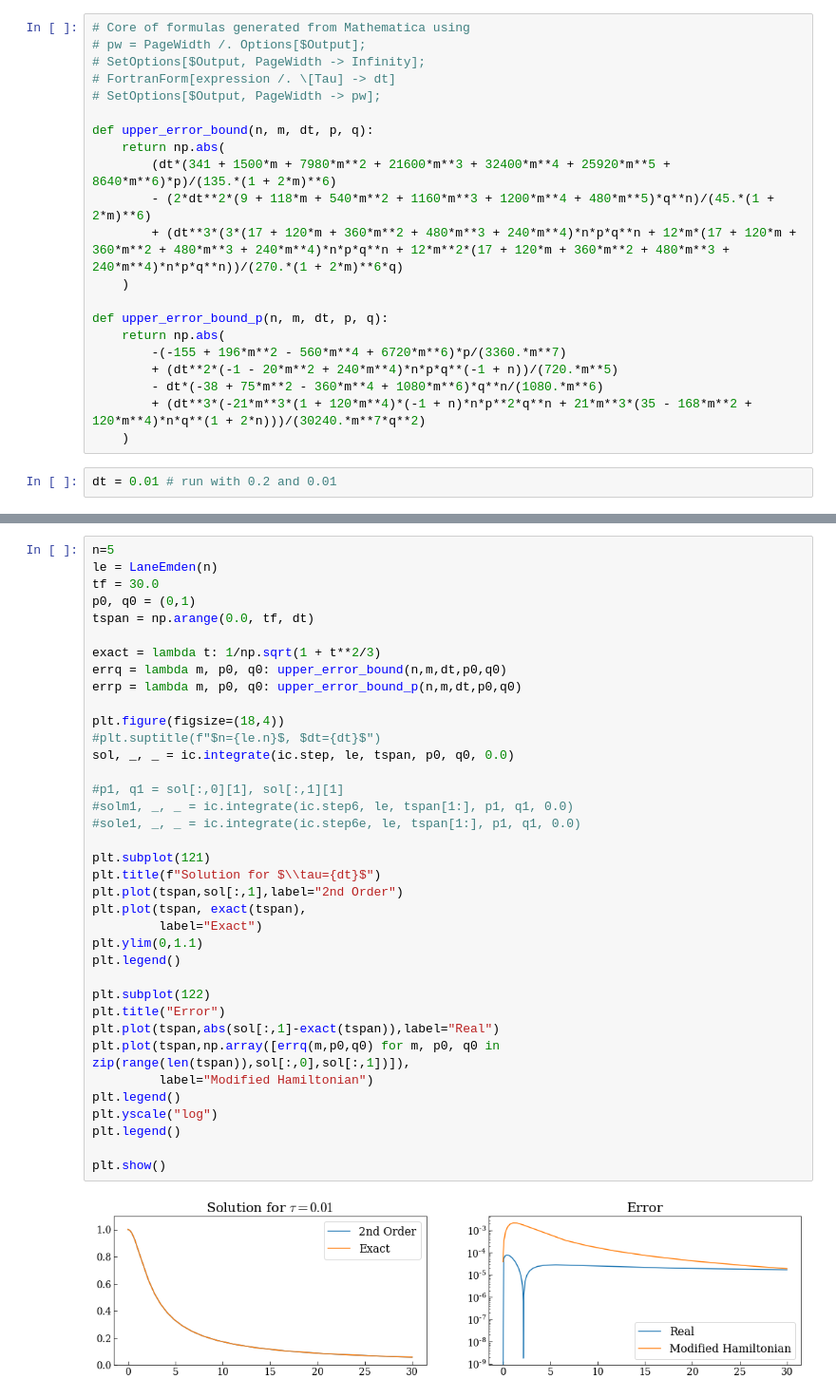
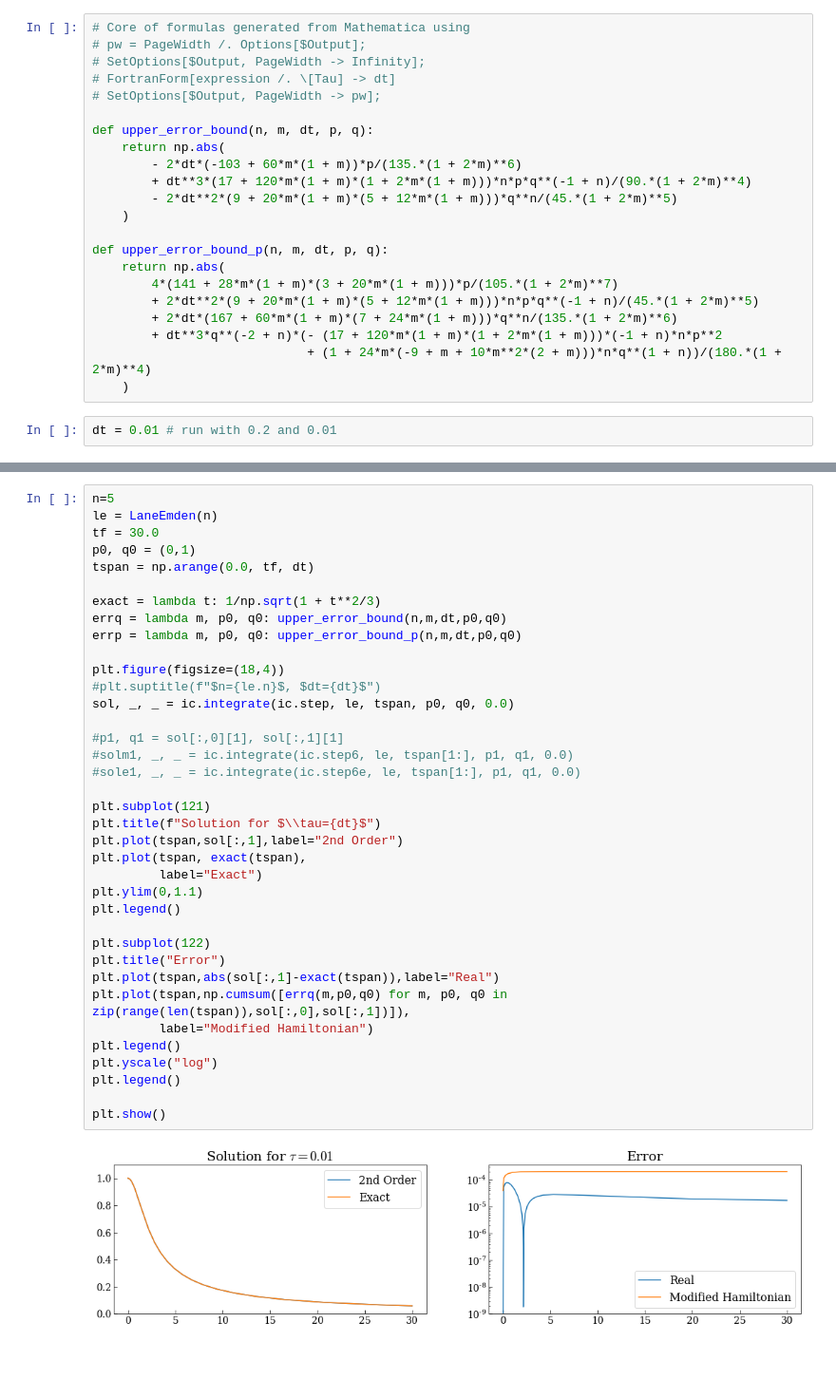
Before and after one commit to mseri/contact-integrators, a Jupyter notebook: The Lane-Emden Model-Error Analysis.ipynb, the cells around one changed output, grey strips where cells are left out. Shown at 95% size. Saved outputs shown, nothing was run; the diff lists cells and outputs as text; blank space fills up the shorter version.

```diff
--- a/The Lane-Emden Model-Error Analysis.ipynb
+++ b/The Lane-Emden Model-Error Analysis.ipynb
@@ -47,17 +47,18 @@ class LaneEmden:
 
 def upper_error_bound(n, m, dt, p, q):
     return np.abs(
-        (dt*(341 + 1500*m + 7980*m**2 + 21600*m**3 + 32400*m**4 + 25920*m**5 + 8640*m**6)*p)/(135.*(1 + 2*m)**6)
-        - (2*dt**2*(9 + 118*m + 540*m**2 + 1160*m**3 + 1200*m**4 + 480*m**5)*q**n)/(45.*(1 + 2*m)**6)
-        + (dt**3*(3*(17 + 120*m + 360*m**2 + 480*m**3 + 240*m**4)*n*p*q**n + 12*m*(17 + 120*m + 360*m**2 + 480*m**3 + 240*m**4)*n*p*q**n + 12*m**2*(17 + 120*m + 360*m**2 + 480*m**3 + 240*m**4)*n*p*q**n))/(270.*(1 + 2*m)**6*q)
+        - 2*dt*(-103 + 60*m*(1 + m))*p/(135.*(1 + 2*m)**6)
+        + dt**3*(17 + 120*m*(1 + m)*(1 + 2*m*(1 + m)))*n*p*q**(-1 + n)/(90.*(1 + 2*m)**4)
+        - 2*dt**2*(9 + 20*m*(1 + m)*(5 + 12*m*(1 + m)))*q**n/(45.*(1 + 2*m)**5)
     )
 
 def upper_error_bound_p(n, m, dt, p, q):
     return np.abs(
-        -(-155 + 196*m**2 - 560*m**4 + 6720*m**6)*p/(3360.*m**7)
-        + (dt**2*(-1 - 20*m**2 + 240*m**4)*n*p*q**(-1 + n))/(720.*m**5)
-        - dt*(-38 + 75*m**2 - 360*m**4 + 1080*m**6)*q**n/(1080.*m**6)
-        + (dt**3*(-21*m**3*(1 + 120*m**4)*(-1 + n)*n*p**2*q**n + 21*m**3*(35 - 168*m**2 + 120*m**4)*n*q**(1 + 2*n)))/(30240.*m**7*q**2)
+        4*(141 + 28*m*(1 + m)*(3 + 20*m*(1 + m)))*p/(105.*(1 + 2*m)**7)
+        + 2*dt**2*(9 + 20*m*(1 + m)*(5 + 12*m*(1 + m)))*n*p*q**(-1 + n)/(45.*(1 + 2*m)**5)
+        + 2*dt*(167 + 60*m*(1 + m)*(7 + 24*m*(1 + m)))*q**n/(135.*(1 + 2*m)**6)
+        + dt**3*q**(-2 + n)*(- (17 + 120*m*(1 + m)*(1 + 2*m*(1 + m)))*(-1 + n)*n*p**2
+                             + (1 + 24*m*(-9 + m + 10*m**2*(2 + m)))*n*q**(1 + n))/(180.*(1 + 2*m)**4)
     )
 # %%
 dt = 0.01 # run with 0.2 and 0.01
@@ -153,32 +154,32 @@ tspan = np.arange(0.0, tf, dt)
 exact = lambda t: 1/np.sqrt(1 + t**2/3)
 errq = lambda m, p0, q0: upper_error_bound(n,m,dt,p0,q0)
 errp = lambda m, p0, q0: upper_error_bound_p(n,m,dt,p0,q0)
 
 plt.figure(figsize=(18,4))
 #plt.suptitle(f"$n={le.n}$, $dt={dt}$")
 sol, _, _ = ic.integrate(ic.step, le, tspan, p0, q0, 0.0)
 
 #p1, q1 = sol[:,0][1], sol[:,1][1]
 #solm1, _, _ = ic.integrate(ic.step6, le, tspan[1:], p1, q1, 0.0)
 #sole1, _, _ = ic.integrate(ic.step6e, le, tspan[1:], p1, q1, 0.0)
 
 plt.subplot(121)
 plt.title(f"Solution for $\\tau={dt}$")
 plt.plot(tspan,sol[:,1],label="2nd Order")
 plt.plot(tspan, exact(tspan),
          label="Exact")
 plt.ylim(0,1.1)
 plt.legend()
 
 plt.subplot(122)
 plt.title("Error")
 plt.plot(tspan,abs(sol[:,1]-exact(tspan)),label="Real")
-plt.plot(tspan,np.array([errq(m,p0,q0) for m, p0, q0 in zip(range(len(tspan)),sol[:,0],sol[:,1])]),
+plt.plot(tspan,np.cumsum([errq(m,p0,q0) for m, p0, q0 in zip(range(len(tspan)),sol[:,0],sol[:,1])]),
          label="Modified Hamiltonian")
 plt.legend()
 plt.yscale("log")
 plt.legend()
 
 plt.show()
 # %% [output]
-[figure, old version]
+[figure, new version]
```
Also changed, not shown: parts of 2 cells of this notebook.
